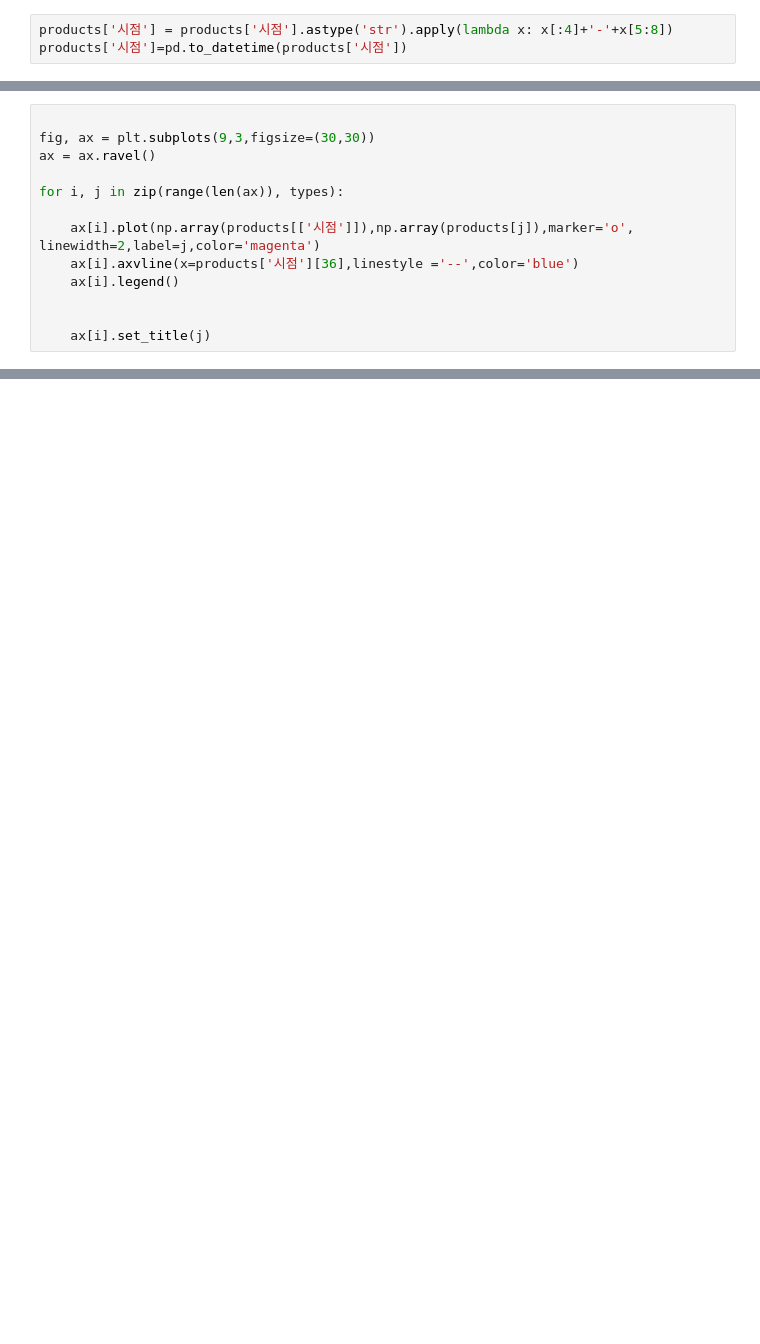
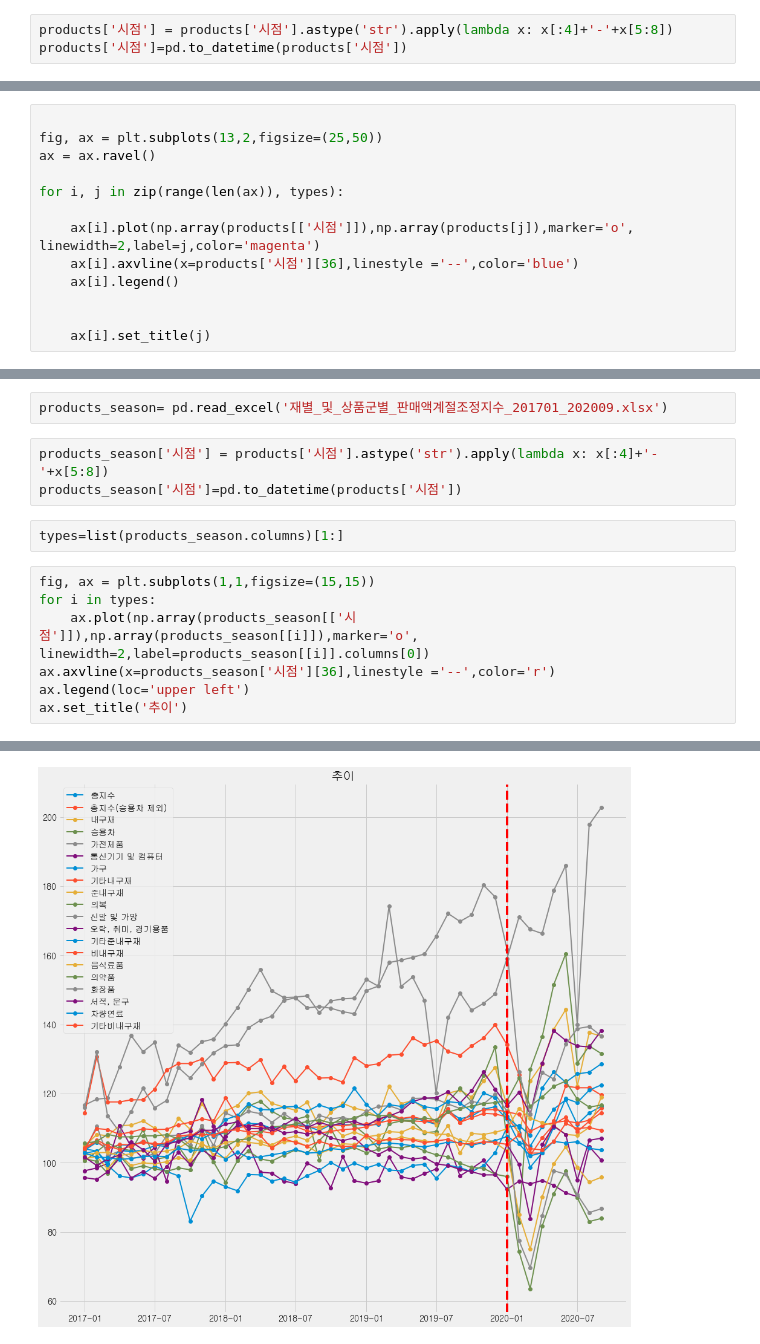
Before and after one commit to BaeHyungjun/TeamFPB, a Jupyter notebook: 강민석/상품군별.ipynb, the cells around one changed output, grey strips where cells are left out. Saved outputs shown, nothing was run; the diff lists cells and outputs as text; blank space fills up the shorter version.

```diff
--- a/강민석/상품군별.ipynb
+++ b/강민석/상품군별.ipynb
@@ -98,7 +56,7 @@ for i in types:
 ... (14 outputs left out)
 # %%
 
-fig, ax = plt.subplots(9,3,figsize=(30,30))
+fig, ax = plt.subplots(13,2,figsize=(25,50))
 ax = ax.ravel()
 
 for i, j in zip(range(len(ax)), types):
@@ -113,0 +72,15 @@ for i, j in zip(range(len(ax)), types):
+# %%
+products_season= pd.read_excel('재별_및_상품군별_판매액계절조정지수_201701_202009.xlsx')
+# %%
+products_season['시점'] = products['시점'].astype('str').apply(lambda x: x[:4]+'-'+x[5:8])
+products_season['시점']=pd.to_datetime(products['시점'])
+# %%
+types=list(products_season.columns)[1:]
+# %%
+fig, ax = plt.subplots(1,1,figsize=(15,15))
+for i in types:
+    ax.plot(np.array(products_season[['시점']]),np.array(products_season[[i]]),marker='o', linewidth=2,label=products_season[[i]].columns[0])
+ax.axvline(x=products_season['시점'][36],linestyle ='--',color='r')
+ax.legend(loc='upper left')
+ax.set_title('추이')
+# %% [output]
@@ -113,0 +88 @@ for i, j in zip(range(len(ax)), types):
+[figure, added]
```
Also changed, not shown: parts of 11 cells of this notebook.
